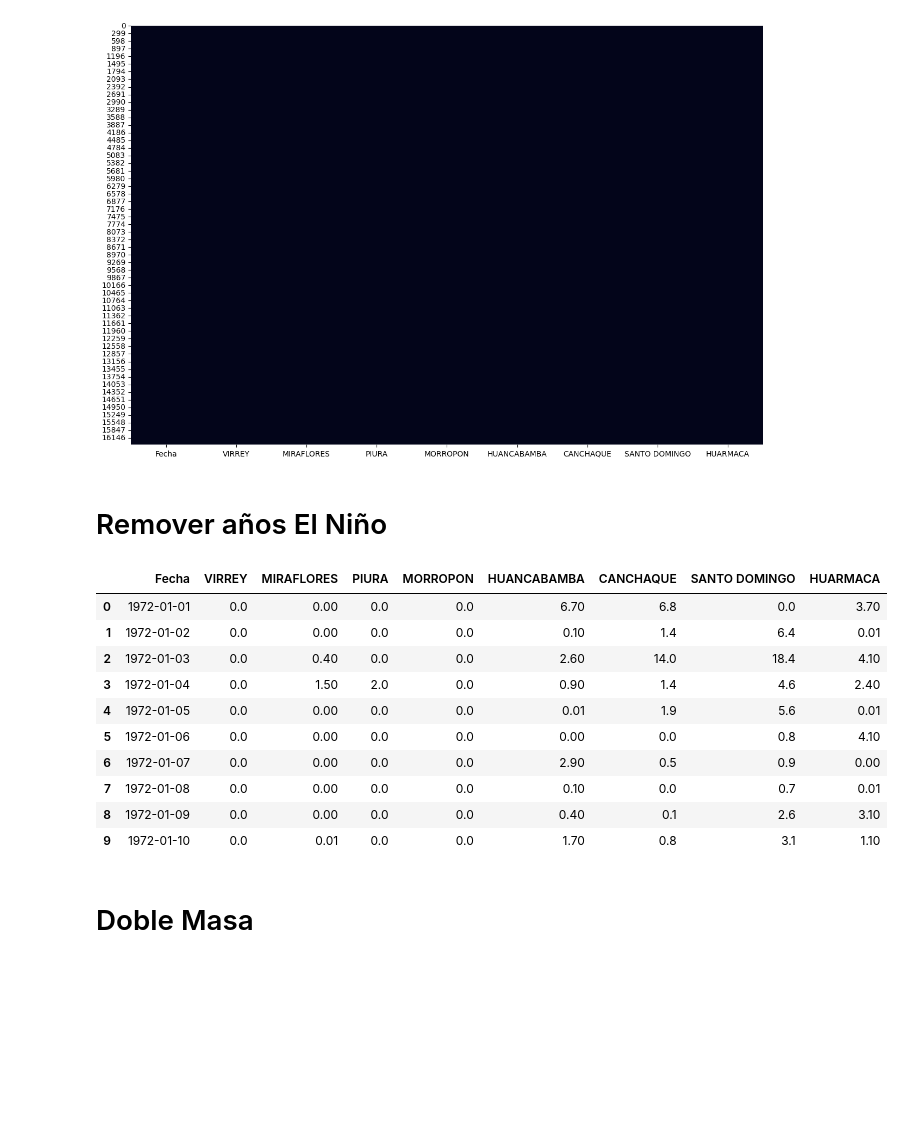
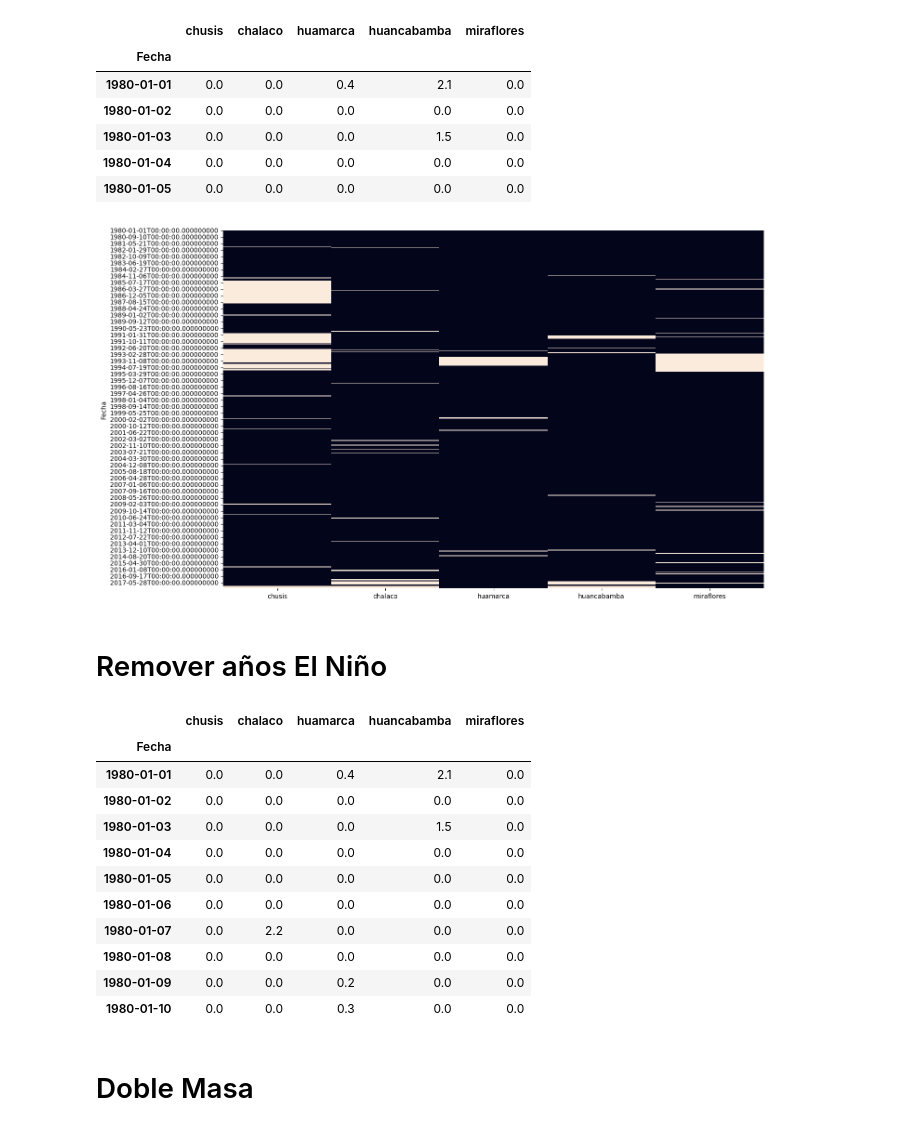
Before and after one commit to JoseZevallosR/piura_river, a Jupyter notebook: notebooks/Quality_control.ipynb, the cells around one changed output. Saved outputs shown, nothing was run; the diff lists cells and outputs as text; code cells hidden in the pictures; blank space fills up the shorter version.

```diff
--- a/notebooks/Quality_control.ipynb
+++ b/notebooks/Quality_control.ipynb
@@ -8,47 +8,59 @@ import seaborn as sns
 from scipy.stats import skew, t
 %config Completer.use_jedi = False #for auto complete code
 # %%
-obs=pd.read_csv('../data/precp/pp.csv',sep=';')
-obs['Fecha'] = pd.to_datetime(obs['Fecha'], dayfirst=True)
+obs=pd.read_csv('../data/precp/gauge.csv',sep=',')
+#obs['Fecha'] = pd.to_datetime(obs['Fecha'], dayfirst=True)
+obs['Fecha'] = pd.to_datetime(obs['Fecha'])
+obs.set_index('Fecha',inplace=True)
+obs.head()
+# %% [output]
+|  | chusis | chalaco | huamarca | huancabamba | miraflores |
+| Fecha |  |  |  |  |  |
+| 1980-01-01 | 0.0 | 0.0 | 0.4 | 2.1 | 0.0 |
+| 1980-01-02 | 0.0 | 0.0 | 0.0 | 0.0 | 0.0 |
+| 1980-01-03 | 0.0 | 0.0 | 0.0 | 1.5 | 0.0 |
+| 1980-01-04 | 0.0 | 0.0 | 0.0 | 0.0 | 0.0 |
+| 1980-01-05 | 0.0 | 0.0 | 0.0 | 0.0 | 0.0 |
 # %%
 plt.figure(figsize=(15,10))
 sns.heatmap(obs.isnull(), cbar=False)
 plt.show()
 # %% [output]
-[figure, old version]
+[figure, new version]
 # %% [markdown]
 # Remover años El Niño
 # %%
 def remove_years(df, years_to_remove):
-    # Convert the first column to datetime if it is not already
-    df.iloc[:, 0] = pd.to_datetime(df.iloc[:, 0])
+    # Convert the index to datetime if it is not already
+    df.index = pd.to_datetime(df.index)
 
-    # Filter out the rows where the year of the date is in the years_to_remove list
-    df_filtered = df[~df.iloc[:, 0].dt.year.isin(years_to_remove)]
+    # Filter out the rows where the year of the index is in the years_to_remove list
+    df_filtered = df[~df.index.year.isin(years_to_remove)]
 
     return df_filtered
 
 
 # List of years to remove
 years_to_remove = [1982,1983,1983,1998,2017]
 
 # Remove the specified years
 df_cleaned = remove_years(obs, years_to_remove)
 
 # Display the result
 df_cleaned.head(10)
 # %% [output]
-|  | Fecha | VIRREY | MIRAFLORES | PIURA | MORROPON | HUANCABAMBA | CANCHAQUE | SANTO DOMINGO | HUARMACA |
-| 0 | 1972-01-01 | 0.0 | 0.00 | 0.0 | 0.0 | 6.70 | 6.8 | 0.0 | 3.70 |
-| 1 | 1972-01-02 | 0.0 | 0.00 | 0.0 | 0.0 | 0.10 | 1.4 | 6.4 | 0.01 |
-| 2 | 1972-01-03 | 0.0 | 0.40 | 0.0 | 0.0 | 2.60 | 14.0 | 18.4 | 4.10 |
-| 3 | 1972-01-04 | 0.0 | 1.50 | 2.0 | 0.0 | 0.90 | 1.4 | 4.6 | 2.40 |
-| 4 | 1972-01-05 | 0.0 | 0.00 | 0.0 | 0.0 | 0.01 | 1.9 | 5.6 | 0.01 |
-| 5 | 1972-01-06 | 0.0 | 0.00 | 0.0 | 0.0 | 0.00 | 0.0 | 0.8 | 4.10 |
-| 6 | 1972-01-07 | 0.0 | 0.00 | 0.0 | 0.0 | 2.90 | 0.5 | 0.9 | 0.00 |
-| 7 | 1972-01-08 | 0.0 | 0.00 | 0.0 | 0.0 | 0.10 | 0.0 | 0.7 | 0.01 |
-| 8 | 1972-01-09 | 0.0 | 0.00 | 0.0 | 0.0 | 0.40 | 0.1 | 2.6 | 3.10 |
-| 9 | 1972-01-10 | 0.0 | 0.01 | 0.0 | 0.0 | 1.70 | 0.8 | 3.1 | 1.10 |
+|  | chusis | chalaco | huamarca | huancabamba | miraflores |
+| Fecha |  |  |  |  |  |
+| 1980-01-01 | 0.0 | 0.0 | 0.4 | 2.1 | 0.0 |
+| 1980-01-02 | 0.0 | 0.0 | 0.0 | 0.0 | 0.0 |
+| 1980-01-03 | 0.0 | 0.0 | 0.0 | 1.5 | 0.0 |
+| 1980-01-04 | 0.0 | 0.0 | 0.0 | 0.0 | 0.0 |
+| 1980-01-05 | 0.0 | 0.0 | 0.0 | 0.0 | 0.0 |
+| 1980-01-06 | 0.0 | 0.0 | 0.0 | 0.0 | 0.0 |
+| 1980-01-07 | 0.0 | 2.2 | 0.0 | 0.0 | 0.0 |
+| 1980-01-08 | 0.0 | 0.0 | 0.0 | 0.0 | 0.0 |
+| 1980-01-09 | 0.0 | 0.0 | 0.2 | 0.0 | 0.0 |
+| 1980-01-10 | 0.0 | 0.0 | 0.3 | 0.0 | 0.0 |
 # %% [markdown]
 # Doble Masa
 # %%
```
Also changed, not shown: parts of 5 cells of this notebook, 6 other files.
